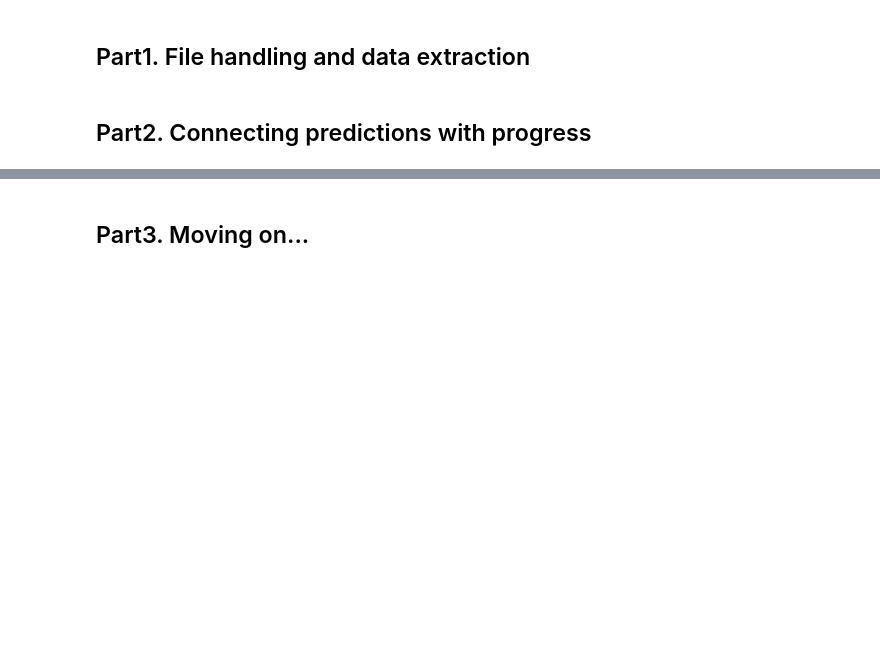
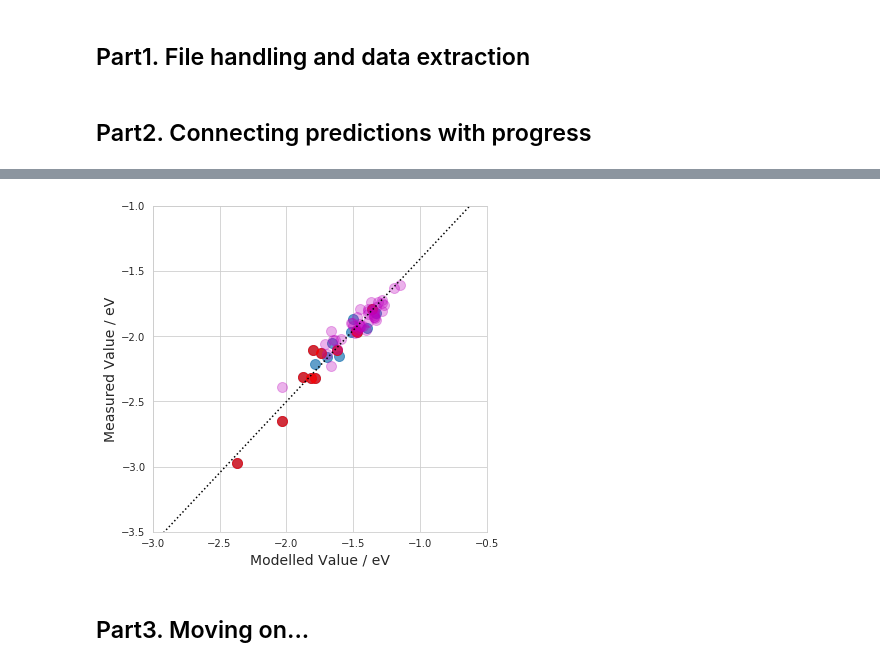
Before and after one commit to WillTarran/WillTarran.github.io, a Jupyter notebook: slides/DataAdventure.ipynb, the cells around one changed output, grey strips where cells are left out. Cells and saved outputs as stored; diff of their text form; code cells hidden in the pictures; blank space fills up the shorter version.

```diff
--- a/slides/DataAdventure.ipynb
+++ b/slides/DataAdventure.ipynb
@@ -13,3 +79,15 @@ import seaborn as sns
+# %%
+# Finally - further work return to original -1.5 to -2 eV range...
+fig, ax = plt.subplots(figsize=(6,6))
+baseplot([ax], new_x, new_y, a2, b2)
+ax.scatter(LUMO['MultistepQC'][LUMO['Group']=='mid'],
+           LUMO['Measured'][LUMO['Group']=='mid'],
+           color='r', s=100, alpha=0.7)
+ax.scatter(LUMO['MultistepQC'][LUMO['Group']=='new'],
+          LUMO['Measured'][LUMO['Group']=='new'],
+          color='m', s=100, alpha=0.3);
+# %% [output]
+[figure, added]
 # %% [markdown]
 ## Part3. Moving on...
 # %% [markdown]
```
Also changed, not shown: parts of 9 cells of this notebook, 3 other files.
